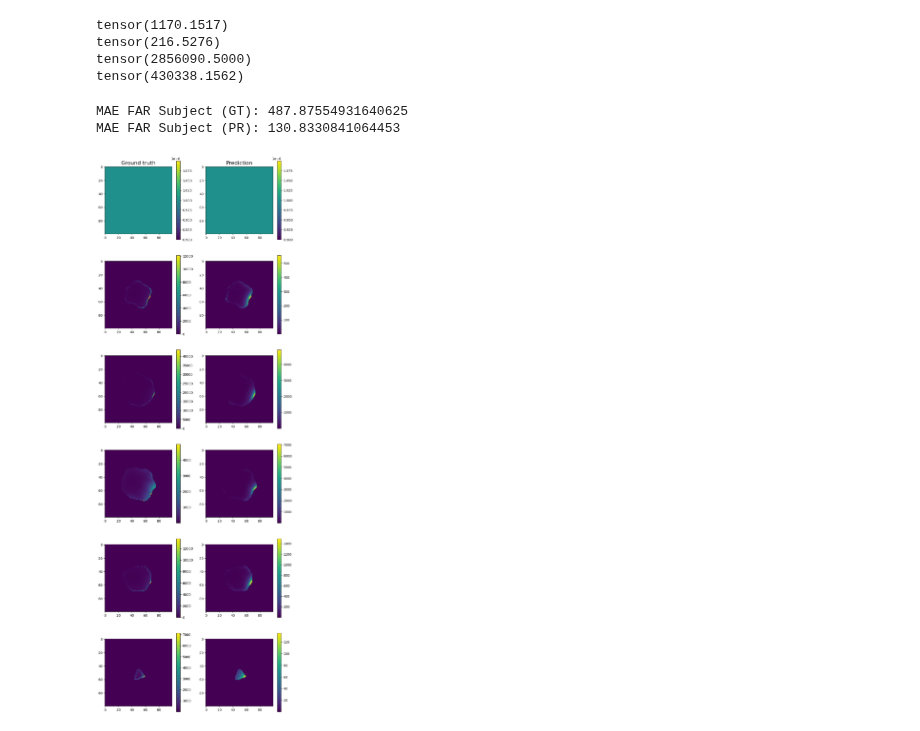
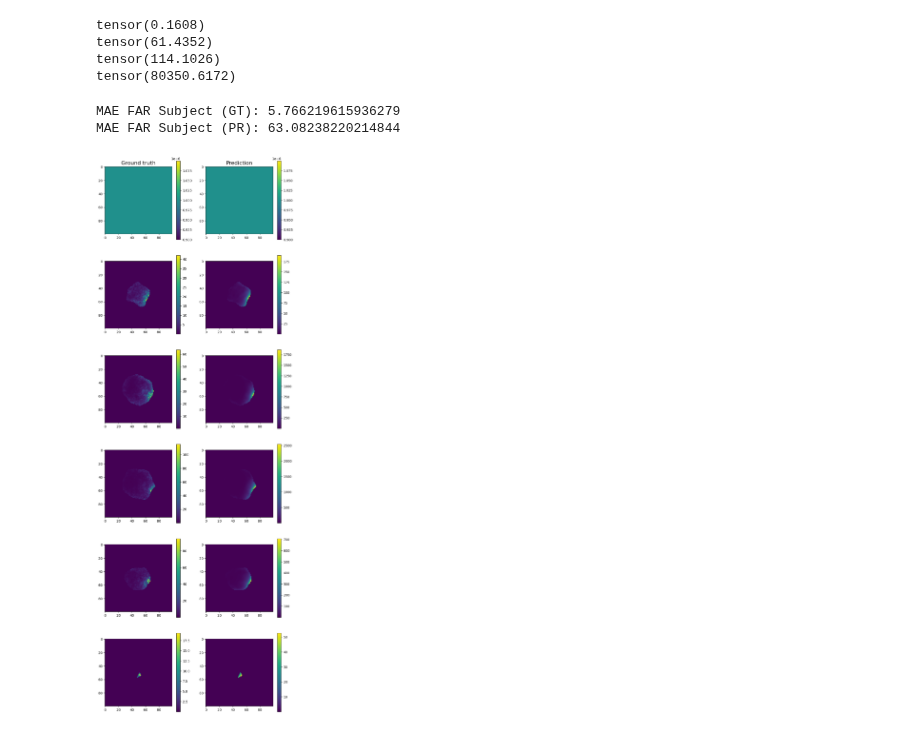
Before and after one commit to badulion/magnet_fno, a Jupyter notebook: results/inference.ipynb, the cells around one changed output. Saved outputs shown, nothing was run; the diff lists cells and outputs as text; code cells hidden in the pictures.

Commit message:
Added padding to subject when computing Faraday's loss

```diff
--- a/results/inference.ipynb
+++ b/results/inference.ipynb
@@ -108,11 +108,24 @@ curl_target_e_im = torch.nn.functional.conv3d(target_e_im, curl_filter, padding=
 curl_pred = curl_pred_e_re + 1j * curl_pred_e_im
 curl_target = curl_target_e_re + 1j * curl_target_e_im
 
-faradays_pred = curl_pred - 1j * 2 * math.pi * 297.2e6 * 1.256637061e-6 * pred_h_complex
-faradays_target = curl_target - 1j * 2 * math.pi * 297.2e6 * 1.256637061e-6 * target_h_complex
+faradays_pred = curl_pred + 1j * 2 * math.pi * 297.2e6 * 1.256637061e-6 * pred_h_complex
+faradays_target = curl_target + 1j * 2 * math.pi * 297.2e6 * 1.256637061e-6 * target_h_complex
 # %%
 from magnet_pinn.losses.utils import DiffFilterFactory
 from magnet_pinn.losses.physics import DivergenceLoss, FaradaysLoss
+
+class ObjectMaskPadding:
+    def __init__(self, padding: int = 1):
+        self.padding = padding
+        self.padding_filter = torch.ones([1,1] + [self.padding*2 + 1]*3, dtype=torch.float32)
+
+    def __call__(self, input_shape_mask: torch.Tensor) -> torch.Tensor:
+        check_border = torch.nn.functional.conv3d(input_shape_mask.type(torch.float32), self.padding_filter, padding=self.padding)
+        return check_border == torch.sum(self.padding_filter)
+
+pad = ObjectMaskPadding()
+zero = torch.zeros((1, 100, 100, 100))
+pad(zero)
 
 div_filter = DiffFilterFactory().divergence()
 
@@ -124,68 +137,57 @@ div_target_im = torch.nn.functional.conv3d(target[:,9:12,:,:,:], div_filter, pad
 div = DivergenceLoss()
 far = FaradaysLoss()
 
-div_target = div(target, target, ~subject)
-div_pred = div(pred, target, ~subject)
+div_target = div(target, target, subject)
+div_pred = div(pred, target, subject)
 print(div_target)
 print(div_pred)
 
-far_target = far(target, target, subject)
-far_pred = far(pred, target, subject)
+far_target = far(target, target, pad(subject))
+far_pred = far(pred, target, pad(subject))
 print(far_target)
 print(far_pred)
 # %% [output]
-tensor(1170.1517)
-tensor(216.5276)
-tensor(2856090.5000)
-tensor(430338.1562)
+tensor(0.1608)
+tensor(61.4352)
+tensor(114.1026)
+tensor(80350.6172)
 # %%
 import torch
 import matplotlib.pyplot as plt
 
 gt = torch.mean(faradays_target.abs(), dim=1)
 pr = torch.mean(faradays_pred.abs(), dim=1)
 
-class ObjectMaskPadding:
-    def __init__(self, padding: int = 1):
-        self.padding = padding
-        self.padding_filter = torch.ones([1,1] + [self.padding*2 + 1]*3, dtype=torch.float32)
+print(f"MAE FAR Subject (GT): {torch.mean(gt[pad(subject)])}")
+print(f"MAE FAR Subject (PR): {torch.mean(pr[pad(subject)])}")
 
-    def __call__(self, input_shape_mask: torch.Tensor) -> torch.Tensor:
-        check_border = torch.nn.functional.conv3d(input_shape_mask.type(torch.float32), self.padding_filter, padding=self.padding)
-        return check_border == torch.sum(self.padding_filter)
-
-pad = ObjectMaskPadding()
-
-print(f"MAE FAR Subject (GT): {torch.mean(gt[subject])}")
-print(f"MAE FAR Subject (PR): {torch.mean(pr[subject])}")
-
-gt[~subject] = 1e-6
-pr[~subject] = 1e-6
+gt[~pad(subject)] = 1e-6
+pr[~pad(subject)] = 1e-6
 rs = (pr - gt)
 
 # Plot multiple slices of a single sample
 _, axes = plt.subplots(6, 2, figsize=(10, 30))
 titles = ['Ground truth', 'Prediction', 'Residual', 'Ground truth - H', 'Prediction - H', 'Residual - H']
 
 min = torch.min(gt.min(), pr.min())
 max = torch.max(gt.max(), pr.max())
 
 for column, title in zip(axes[0], titles):
     column.set_title(title, fontsize=16)
 
 for row in range(6):
     slice = 20 + row * 10
 
     gt_e = axes[row, 0].imshow(gt[0, :, :, slice], cmap='viridis')
     pr_e = axes[row, 1].imshow(pr[0, :, :, slice], cmap='viridis')
     plt.colorbar(gt_e)
     plt.colorbar(pr_e)
 
 plt.show()
 # %% [output]
-MAE FAR Subject (GT): 487.87554931640625
-MAE FAR Subject (PR): 130.8330841064453
+MAE FAR Subject (GT): 5.766219615936279
+MAE FAR Subject (PR): 63.08238220214844
-[figure, old version]
+[figure, new version]
 # %%
 import torch
 import einops
```
Also changed, not shown: 2 other files.
